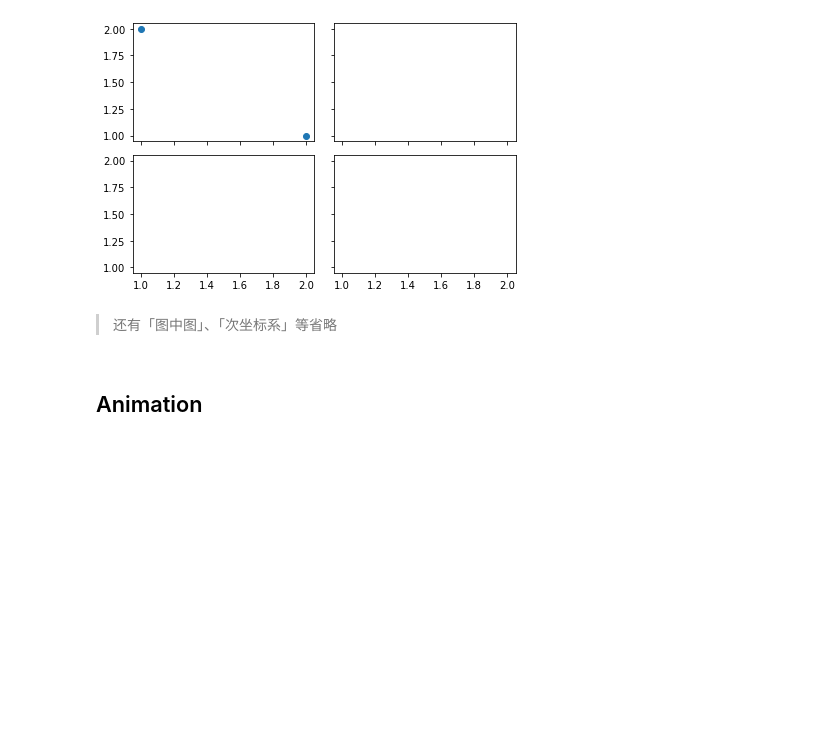
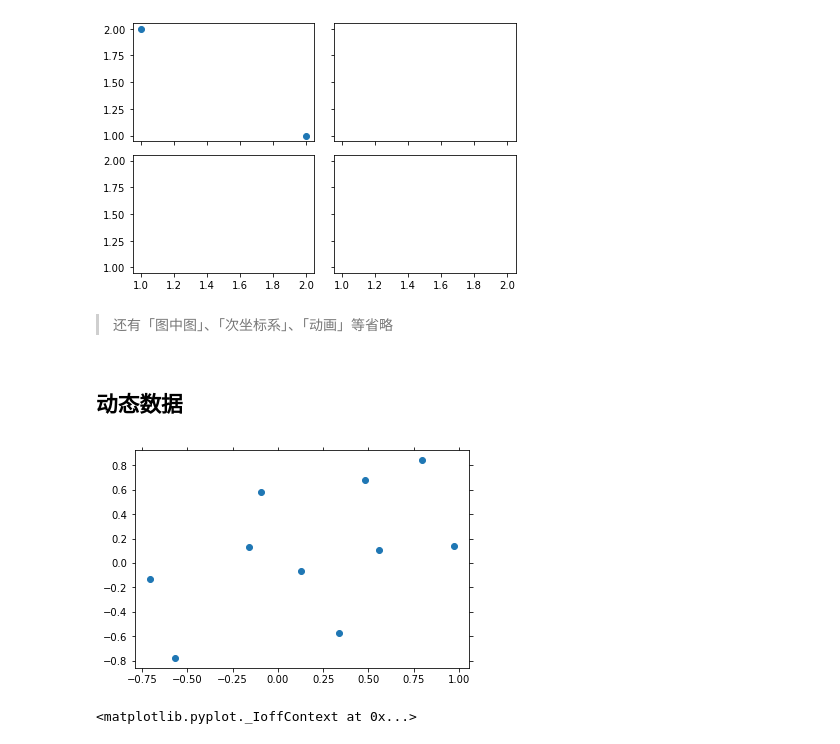
Before and after one commit to doubleZ0108/Computer-Vision-PKU, a Jupyter notebook: docs/matplotlib-study.ipynb, the cells around one changed output. Drawn from its saved outputs; the diff is of its cells as text; code cells hidden in the pictures; blank space fills up the shorter version.

Commit message:
:alembic::pencil:finish matplotlib note

```diff
--- a/docs/matplotlib-study.ipynb
+++ b/docs/matplotlib-study.ipynb
@@ -284,6 +284,23 @@ plt.tight_layout()  # 紧凑显示
 # %% [output]
 [figure]
 # %% [markdown]
-> 还有「图中图」、「次坐标系」等省略
+> 还有「图中图」、「次坐标系」、「动画」等省略
 # %% [markdown]
-## Animation
+## 动态数据
+# %%
+from IPython import display
+
+plt.ion()
+
+for _ in range(10):
+    x = np.random.uniform(-1, 1, 10)
+    y = np.random.uniform(-1, 1, 10)
+
+    plt.cla()
+    display.clear_output(wait=True)
+    plt.scatter(x, y)
+    plt.pause(0.1)
+plt.ioff()
+# %% [output]
+[figure, added]
+<matplotlib.pyplot._IoffContext at 0x...>
```
